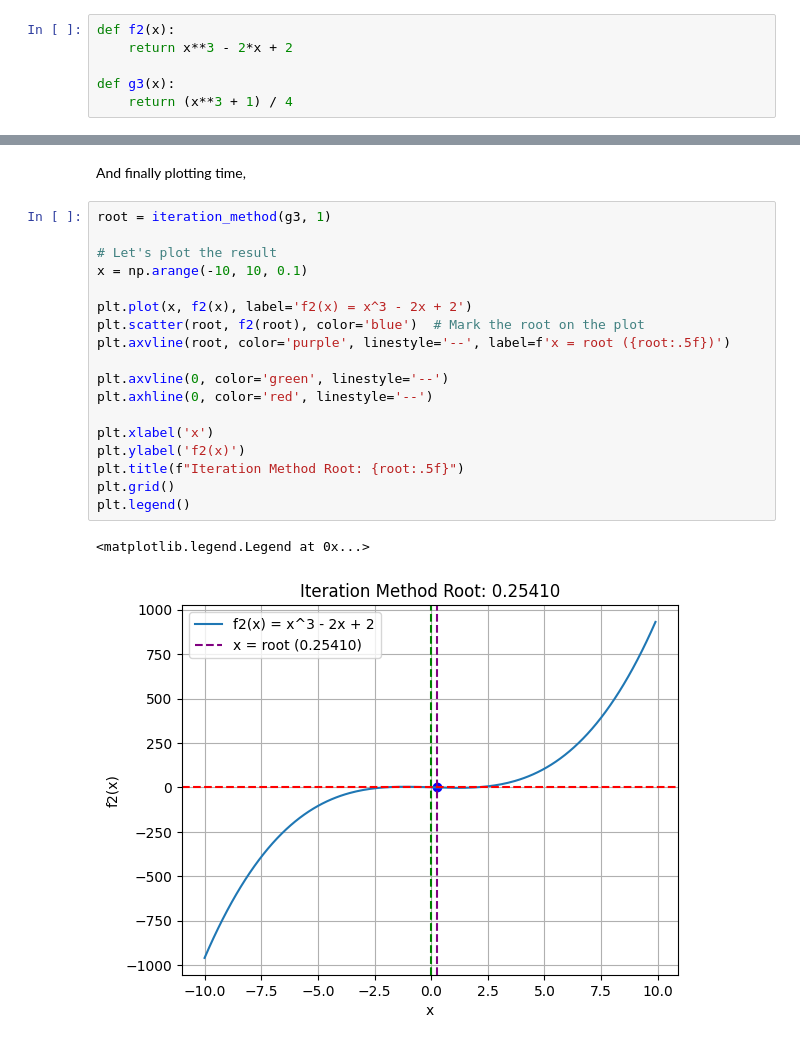
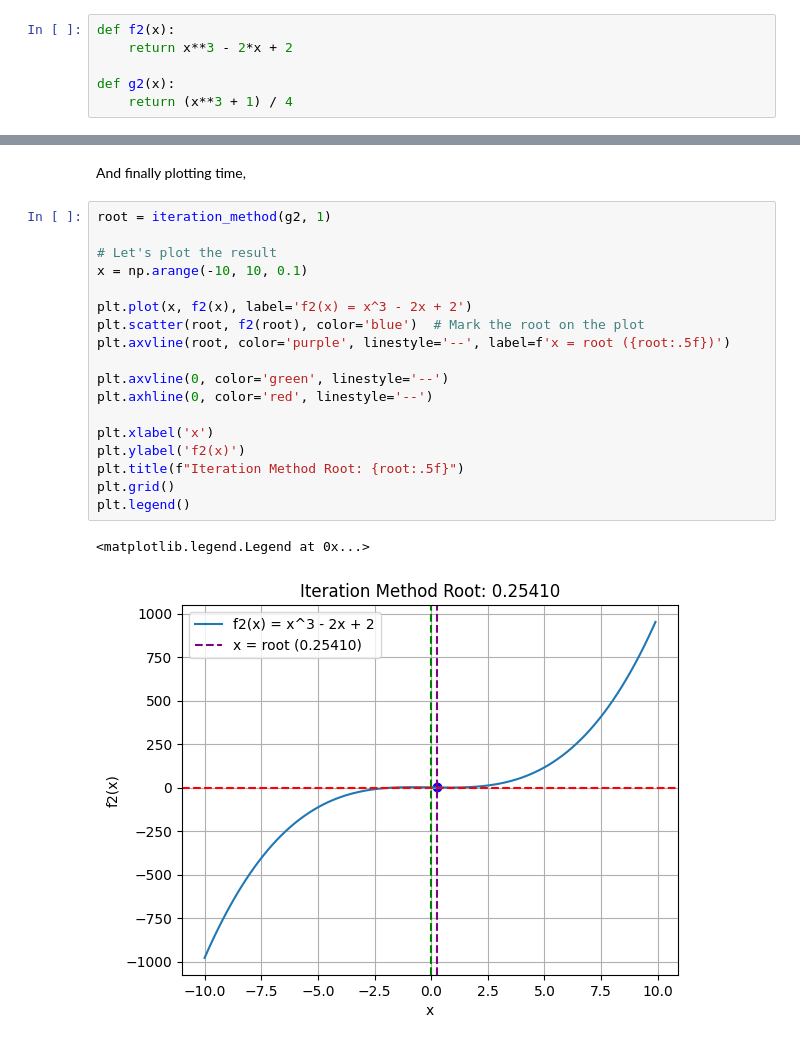
Before and after one commit to SharafatKarim/python-notebook, a Jupyter notebook: 02 - numerical methods/05 - root_finding.ipynb, the cells around one changed output, grey strips where cells are left out. Saved outputs shown, nothing was run; the diff lists cells and outputs as text.

```diff
--- a/02 - numerical methods/05 - root_finding.ipynb
+++ b/02 - numerical methods/05 - root_finding.ipynb
@@ -191,7 +191,7 @@ Let's consider the equation x^3 - 4x + 1 = 0. We can rearrange it to x = (x^3 +
 def f2(x):
     return x**3 - 2*x + 2
 
-def g3(x):
+def g2(x):
     return (x**3 + 1) / 4
 # %% [markdown]
 Let's implement the iteration methdod for this case,
@@ -208,23 +208,23 @@ def iteration_method(g, x, tol=1e-5, max_iter=100):
 # %% [markdown]
 And finally plotting time,
 # %%
-root = iteration_method(g3, 1)
+root = iteration_method(g2, 1)
 
 # Let's plot the result
 x = np.arange(-10, 10, 0.1)
 
 plt.plot(x, f2(x), label='f2(x) = x^3 - 2x + 2')
 plt.scatter(root, f2(root), color='blue')  # Mark the root on the plot
 plt.axvline(root, color='purple', linestyle='--', label=f'x = root ({root:.5f})')
 
 plt.axvline(0, color='green', linestyle='--')
 plt.axhline(0, color='red', linestyle='--')
 
 plt.xlabel('x')
 plt.ylabel('f2(x)')
 plt.title(f"Iteration Method Root: {root:.5f}")
 plt.grid()
 plt.legend()
 # %% [output]
 <matplotlib.legend.Legend at 0x...>
-[figure, old version]
+[figure, new version]
```
